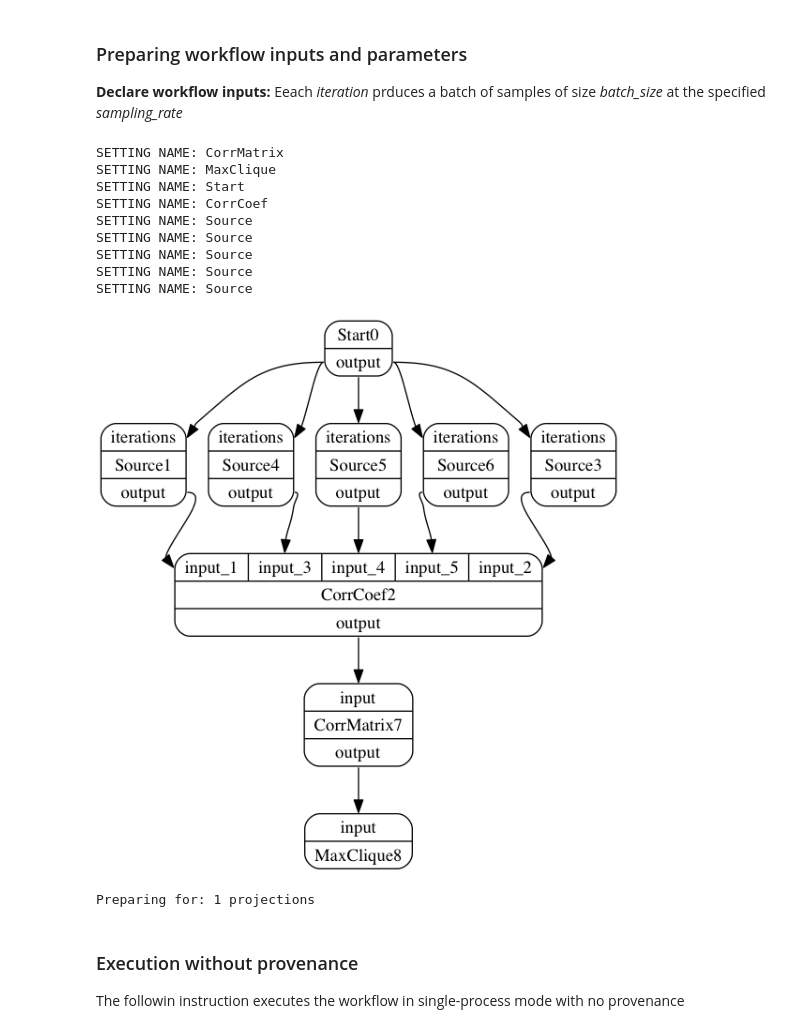
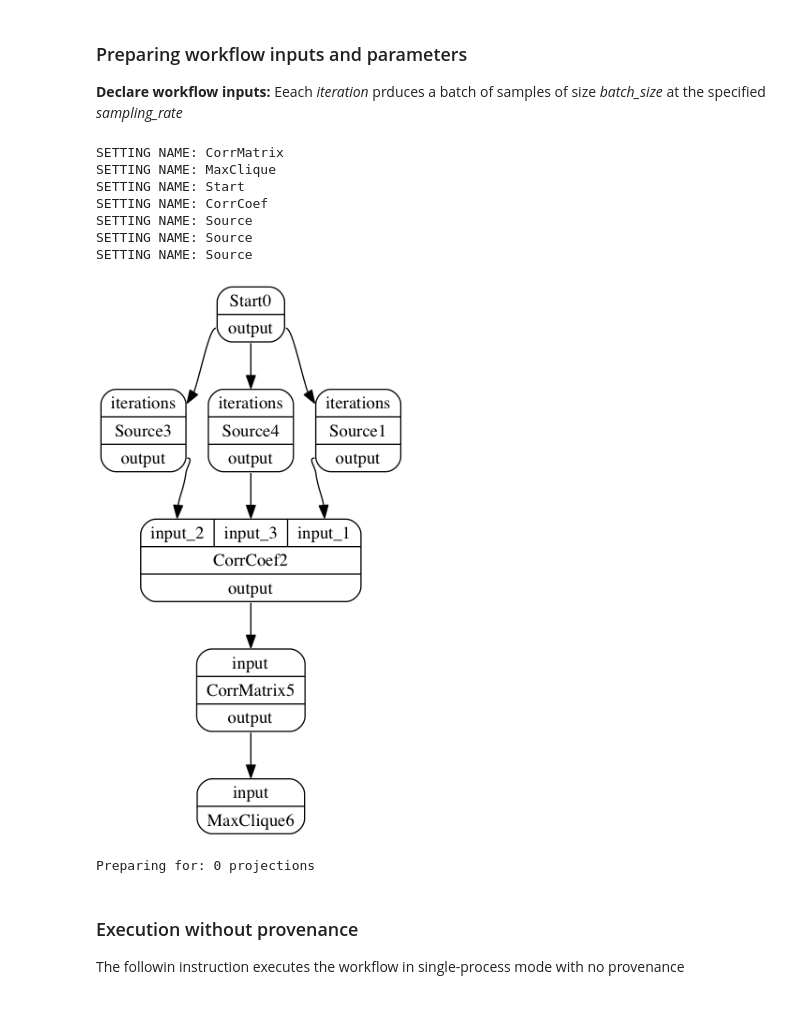
Before and after one commit to dispel4py2-0/Dispel4Py, a Jupyter notebook: d4py-prov-correlation-analysis.ipynb, the cells around one changed output. Saved outputs shown, nothing was run; the diff lists cells and outputs as text; code cells hidden in the pictures.

```diff
--- a/d4py-prov-correlation-analysis.ipynb
+++ b/d4py-prov-correlation-analysis.ipynb
@@ -242,7 +242,7 @@ class CorrMatrix(GenericPE):
             self.data[inputs[x][0]]['matrix'][inputs[x][1][0],inputs[x][1][1]]=inputs[x][2]
             self.data[inputs[x][0]]['ro_count']+=1
             #self.log((inputs[x][0],self.data[inputs[x][0]]['ro_count']))
-            self.update_prov_state('iter_'+str(inputs[x][0]),None,metadata={'iter_'+str(inputs[x][0]):inputs[x][1]},dep=['iter_'+str(inputs[x][0])])
+            ##self.update_prov_state('iter_'+str(inputs[x][0]),None,metadata={'iter_'+str(inputs[x][0]):inputs[x][1]},dep=['iter_'+str(inputs[x][0])])
 
             if self.data[inputs[x][0]]['ro_count']==(self.size*(self.size-1))/2:
                 matrix=self.data[inputs[x][0]]['matrix']
@@ -266,7 +266,8 @@ class CorrMatrix(GenericPE):
 
                 sns.plt.show()
                 self.log(matrix)
-                self.write('output',(matrix,inputs[x][0]),metadata={'matrix':str(d),'iteration':str(inputs[x][0])},dep=['iter_'+str(inputs[x][0])])
+                self.write('output',(matrix,inputs[x][0]),metadata={'matrix':str(d),'iteration':str(inputs[x][0])})
+                ##dep=['iter_'+str(inputs[x][0])])
 
 
 
@@ -294,7 +295,7 @@ class CorrCoef(GenericPE):
                 #self.log([y,self.data])
                 ro=numpy.corrcoef(y[1],inputs[x][2])
                 #self.log(((inputs[x][0],(y[0],inputs[x][1]),ro[0][1])))
-                self.write('output',(inputs[x][0],(y[0],inputs[x][1]),ro[0][1]),metadata={'iteration':inputs[x][0],'vars':(y[0],inputs[x][1]),'ro':ro[0][1]},dep=['var_'+str(y[0])])
+                self.write('output',(inputs[x][0],(y[0],inputs[x][1]),ro[0][1]),metadata={'iteration':inputs[x][0],'vars':str(y[0])+"_"+str(inputs[x][1]),'ro':ro[0][1]},dep=['var_'+str(y[0])])
 
 
 
@@ -309,10 +310,10 @@ class CorrCoef(GenericPE):
 Eeach <i>iteration</i> prduces a batch of samples of size <i>batch_size</i> at the specified <i>sampling_rate</i>
 # %%
 
-variables_number=5
+variables_number=3
 sampling_rate=100
 batch_size=5
-iterations=5
+iterations=2
 
 input_data = {"Start": [{"iterations": [iterations]}]}
 
@@ -345,37 +346,35 @@ def createWf():
         #sources[i].name="Source"+str(i)
 
     for h in range(0,variables_number):
         cc._add_input('input'+'_'+str(h+1),grouping=[0])
         graph.connect(start,'output',sources[h],'iterations')
         graph.connect(sources[h],'output',cc,'input'+'_'+str(h+1))
 
 
     graph.connect(cc,'output',mat,'input')
     graph.connect(mat,'output',mc,'input')
 
 
 
     return graph
 
 
 graph=createWf()
 #Visualise the graph
 from dispel4py.visualisation import display
 display(graph)
 
 print ("Preparing for: "+str(iterations/batch_size)+" projections" )
 # %% [output]
 SETTING NAME: CorrMatrix
 SETTING NAME: MaxClique
 SETTING NAME: Start
 SETTING NAME: CorrCoef
 SETTING NAME: Source
 SETTING NAME: Source
 SETTING NAME: Source
-SETTING NAME: Source
-SETTING NAME: Source
-[figure, old version]
+[figure, new version]
-Preparing for: 1 projections
+Preparing for: 0 projections
 # %% [markdown]
 ### Execution without provenance
 The followin instruction executes the workflow in single-process mode with no provenance
```
Also changed, not shown: parts of 6 cells of this notebook, 1 other file.
